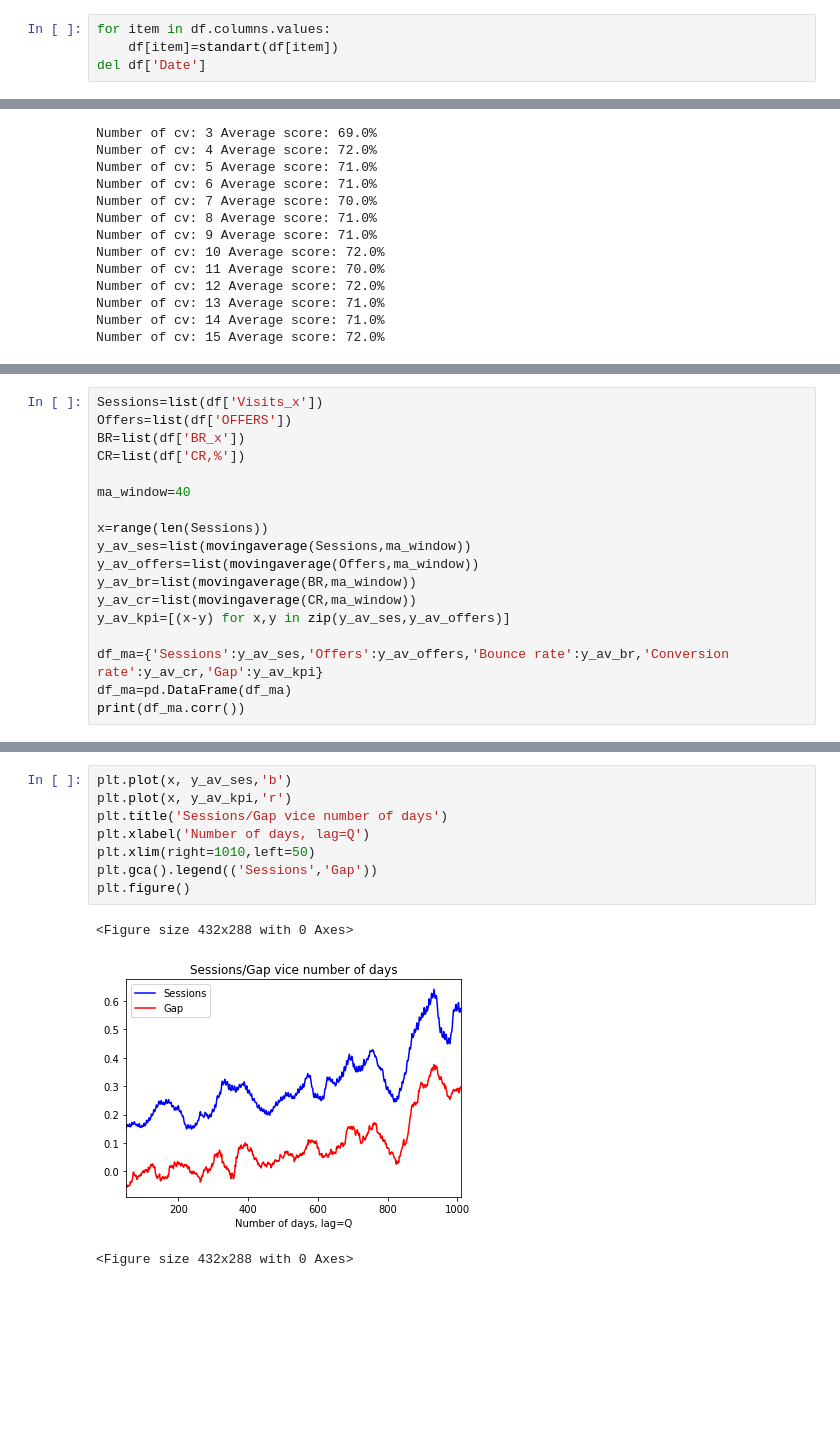
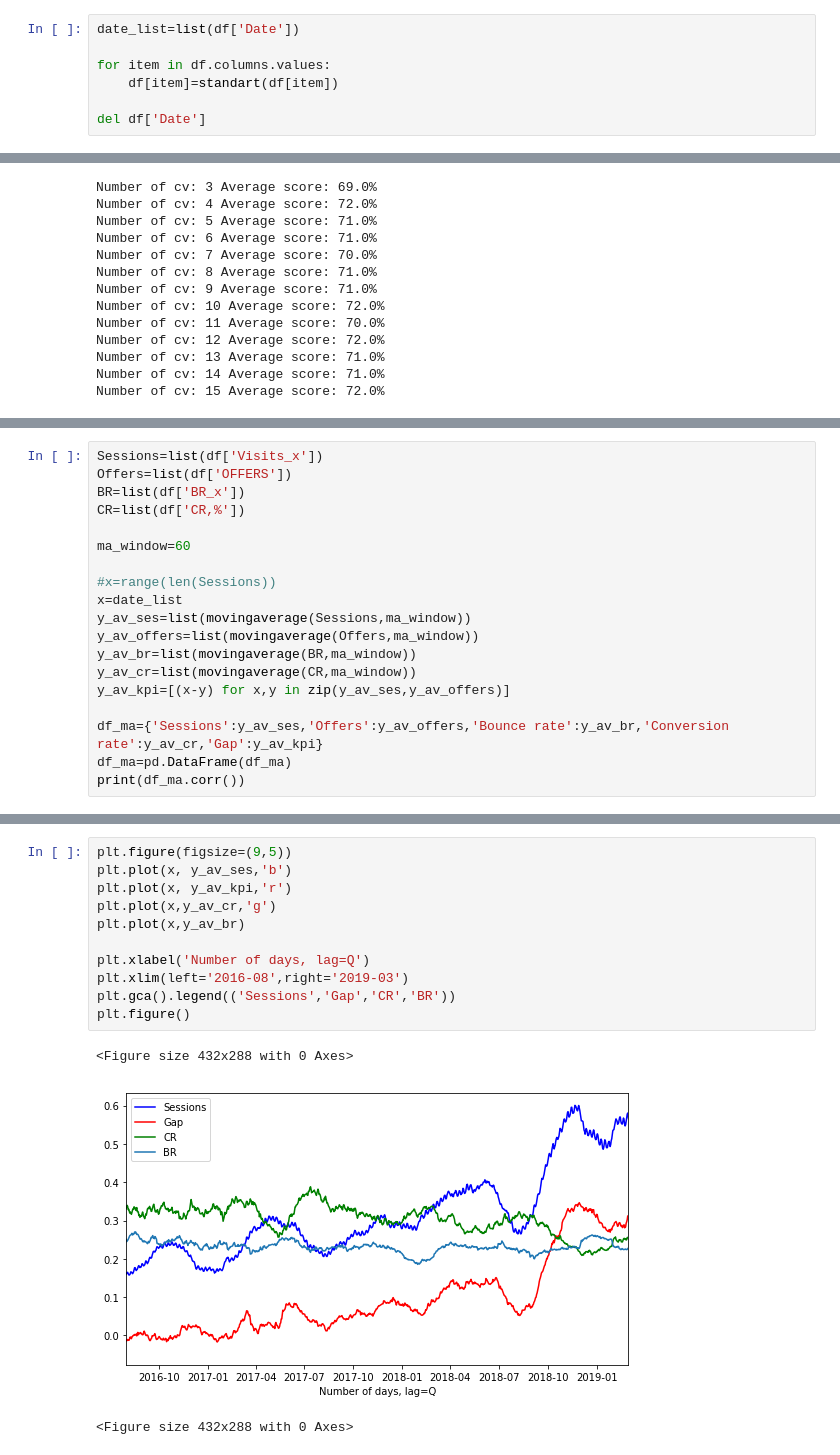
Before and after one commit to SergeyKamenshchikov/MARKETING, a Jupyter notebook: backlog_web.ipynb, the cells around one changed output, grey strips where cells are left out. Cells and saved outputs as stored; diff of their text form; blank space fills up the shorter version.

```diff
--- a/backlog_web.ipynb
+++ b/backlog_web.ipynb
@@ -121,8 +106,11 @@ Number of records: 1090
 # %% [markdown]
 Convert features to the (0,1) interval:
 # %%
+date_list=list(df['Date'])
+
 for item in df.columns.values:
     df[item]=standart(df[item])
+
 del df['Date']
 # %% [markdown]
 Let's find the proportion of days with positive offers number.
@@ -347,9 +329,10 @@ Offers=list(df['OFFERS'])
 BR=list(df['BR_x'])
 CR=list(df['CR,%'])
 
-ma_window=40
+ma_window=60
 
-x=range(len(Sessions))
+#x=range(len(Sessions))
+x=date_list
 y_av_ses=list(movingaverage(Sessions,ma_window))
 y_av_offers=list(movingaverage(Offers,ma_window))
 y_av_br=list(movingaverage(BR,ma_window))
@@ -380,14 +368,17 @@ plt.figure()
 <Figure size 432x288 with 0 Axes>
 # %%
+plt.figure(figsize=(9,5))
 plt.plot(x, y_av_ses,'b')
 plt.plot(x, y_av_kpi,'r')
-plt.title('Sessions/Gap vice number of days')
+plt.plot(x,y_av_cr,'g')
+plt.plot(x,y_av_br)
+
 plt.xlabel('Number of days, lag=Q')
-plt.xlim(right=1010,left=50)
-plt.gca().legend(('Sessions','Gap'))
+plt.xlim(left='2016-08',right='2019-03')
+plt.gca().legend(('Sessions','Gap','CR','BR'))
 plt.figure()
 # %% [output]
 <Figure size 432x288 with 0 Axes>
-[figure, old version]
+[figure, new version]
 <Figure size 432x288 with 0 Axes>
 # %% [markdown]
```
Also changed, not shown: parts of 14 cells of this notebook.
